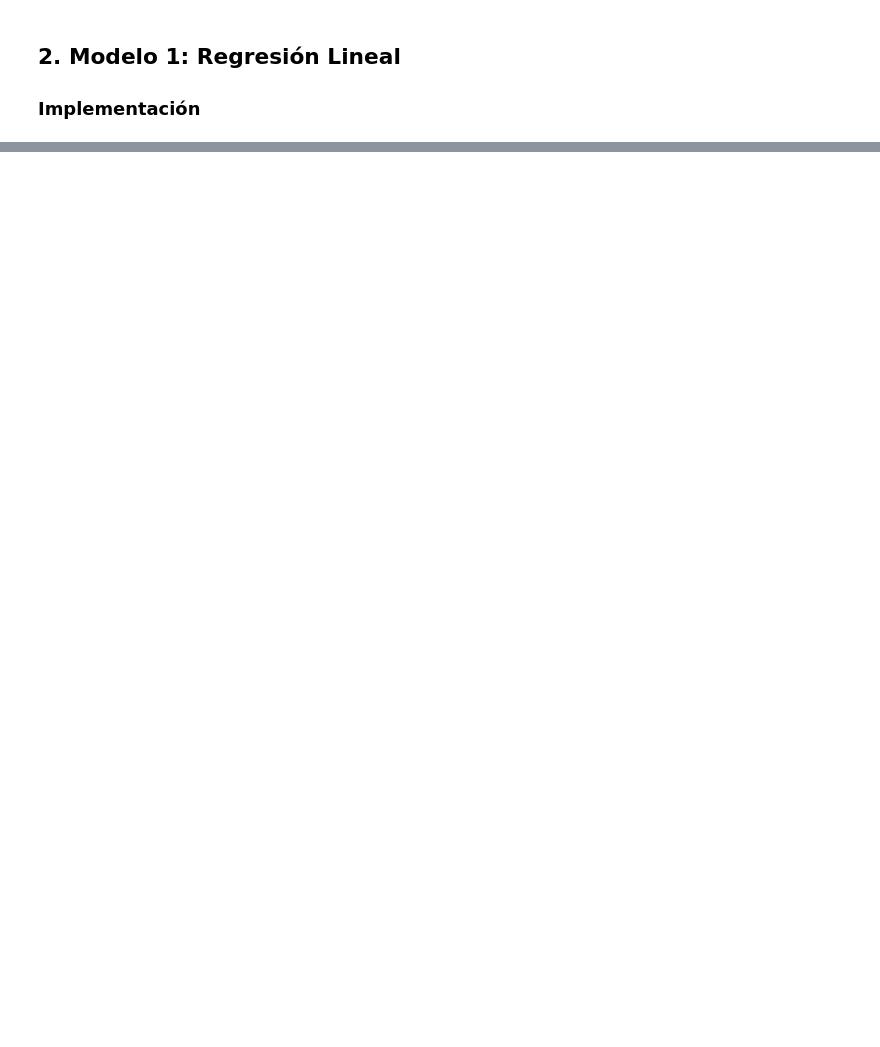
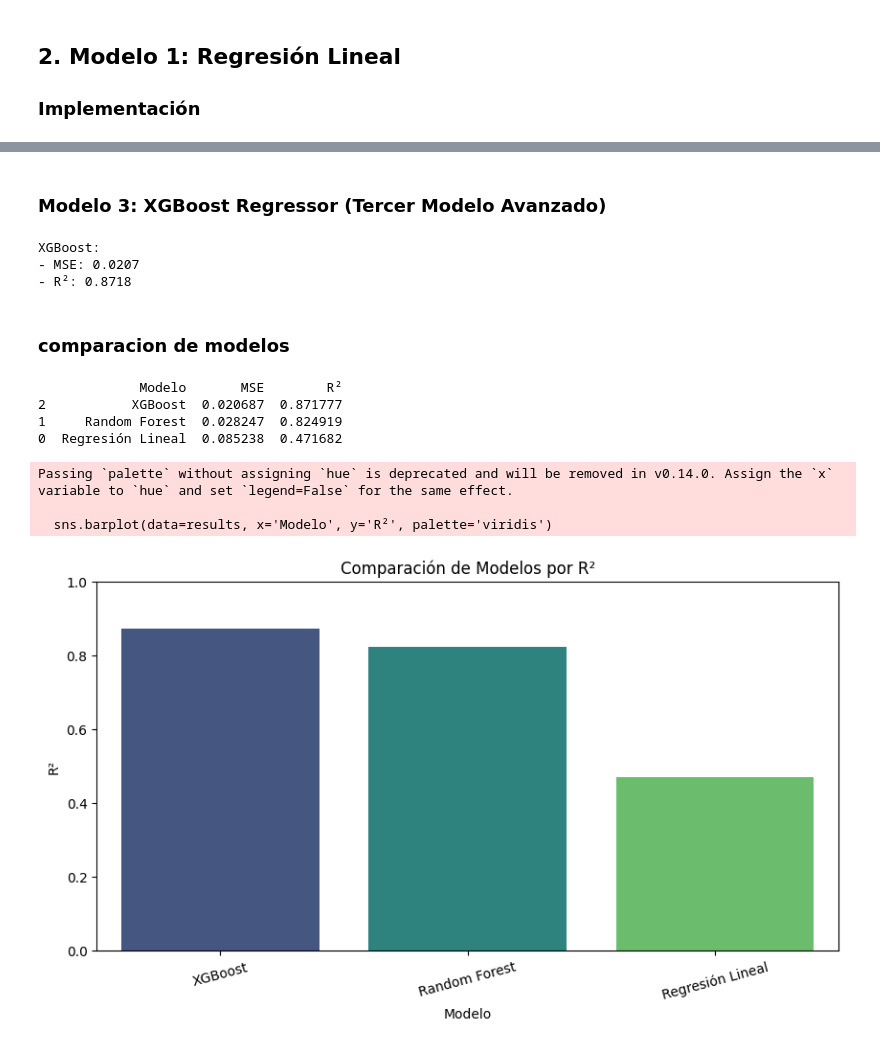
Before and after one commit to svenramirez/proyectoCD2, a Jupyter notebook: notebooks/3_modelos_predictivos.ipynb, the cells around one changed output, grey strips where cells are left out. Drawn from its saved outputs; the diff is of its cells as text; code cells hidden in the pictures; blank space fills up the shorter version.

Commit message:
modelos de regresion

```diff
--- a/notebooks/3_modelos_predictivos.ipynb
+++ b/notebooks/3_modelos_predictivos.ipynb
@@ -84,0 +103,55 @@ F1-Score: 0.8202
+# %% [markdown]
+### Modelo 3: XGBoost Regressor (Tercer Modelo Avanzado)
+# %%
+from xgboost import XGBRegressor
+
+# Entrenamiento
+xgb = XGBRegressor(
+    n_estimators=150,
+    learning_rate=0.1,
+    max_depth=6,
+    random_state=42
+)
+xgb.fit(X_train, y_train)
+
+# Predicciones
+y_pred_xgb = xgb.predict(X_test)
+
+# Métricas
+mse_xgb = mean_squared_error(y_test, y_pred_xgb)
+r2_xgb = r2_score(y_test, y_pred_xgb)
+
+print("\nXGBoost:")
+print(f"- MSE: {mse_xgb:.4f}")
+print(f"- R²: {r2_xgb:.4f}")
+# %% [output]
+XGBoost:
+- MSE: 0.0207
+- R²: 0.8718
+# %% [markdown]
+### comparacion de modelos
+# %%
+results = pd.DataFrame({
+    'Modelo': ['Regresión Lineal', 'Random Forest', 'XGBoost'],
+    'MSE': [mse_lr, mse_rf, mse_xgb],
+    'R²': [r2_lr, r2_rf, r2_xgb]
+}).sort_values('R²', ascending=False)
+
+print(results)
+
+# Gráfico de comparación
+plt.figure(figsize=(10, 5))
+sns.barplot(data=results, x='Modelo', y='R²', palette='viridis')
+plt.title('Comparación de Modelos por R²')
+plt.ylim(0, 1)
+plt.xticks(rotation=15)
+plt.show()
+# %% [output]
+             Modelo       MSE        R²
+2           XGBoost  0.020687  0.871777
+1     Random Forest  0.028247  0.824919
+0  Regresión Lineal  0.085238  0.471682
+Passing `palette` without assigning `hue` is deprecated and will be removed in v0.14.0. Assign the `x` variable to `hue` and set `legend=False` for the same effect.
+
+  sns.barplot(data=results, x='Modelo', y='R²', palette='viridis')
+[figure, added]
```
Also changed, not shown: parts of 8 cells of this notebook.
